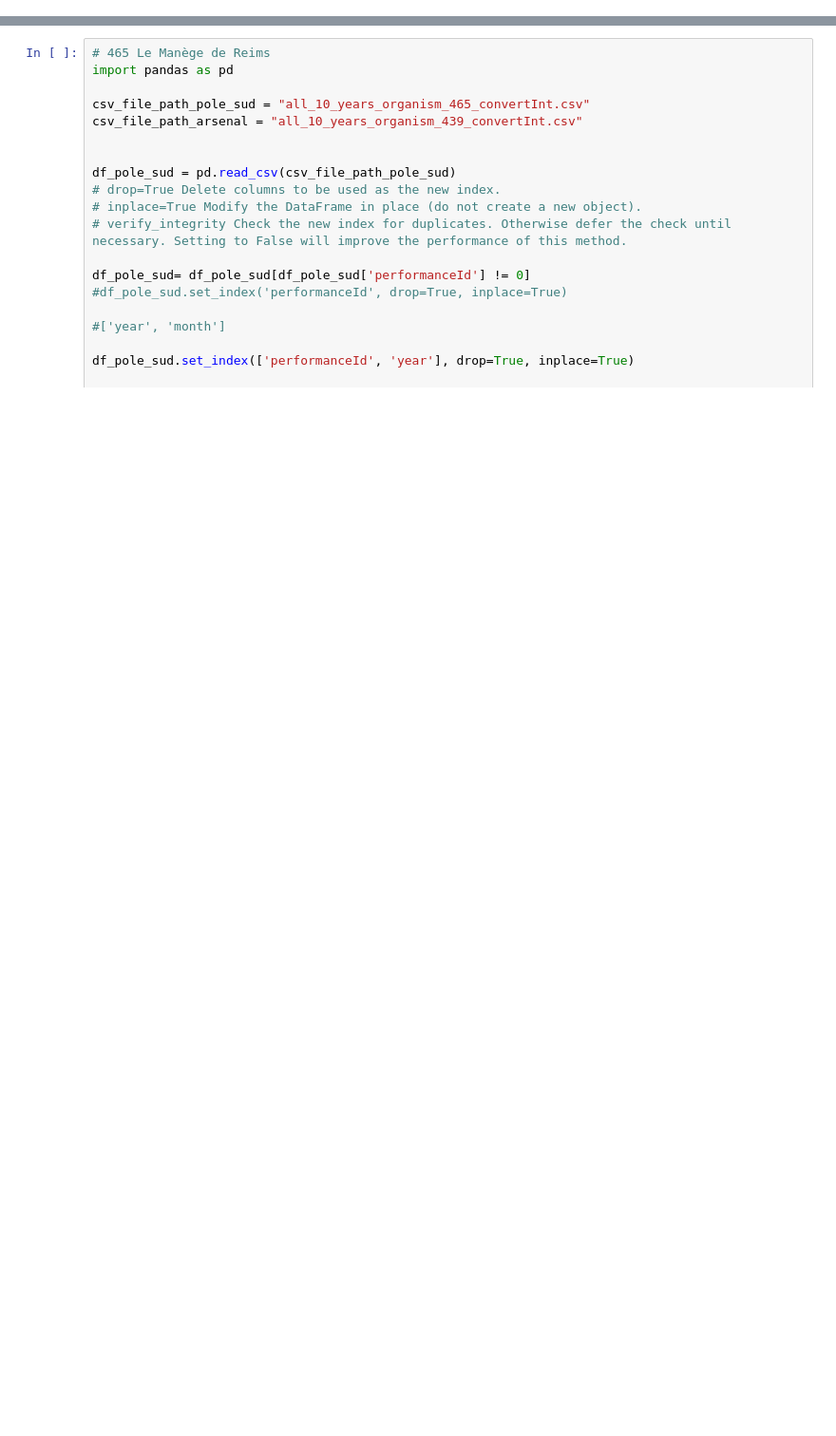
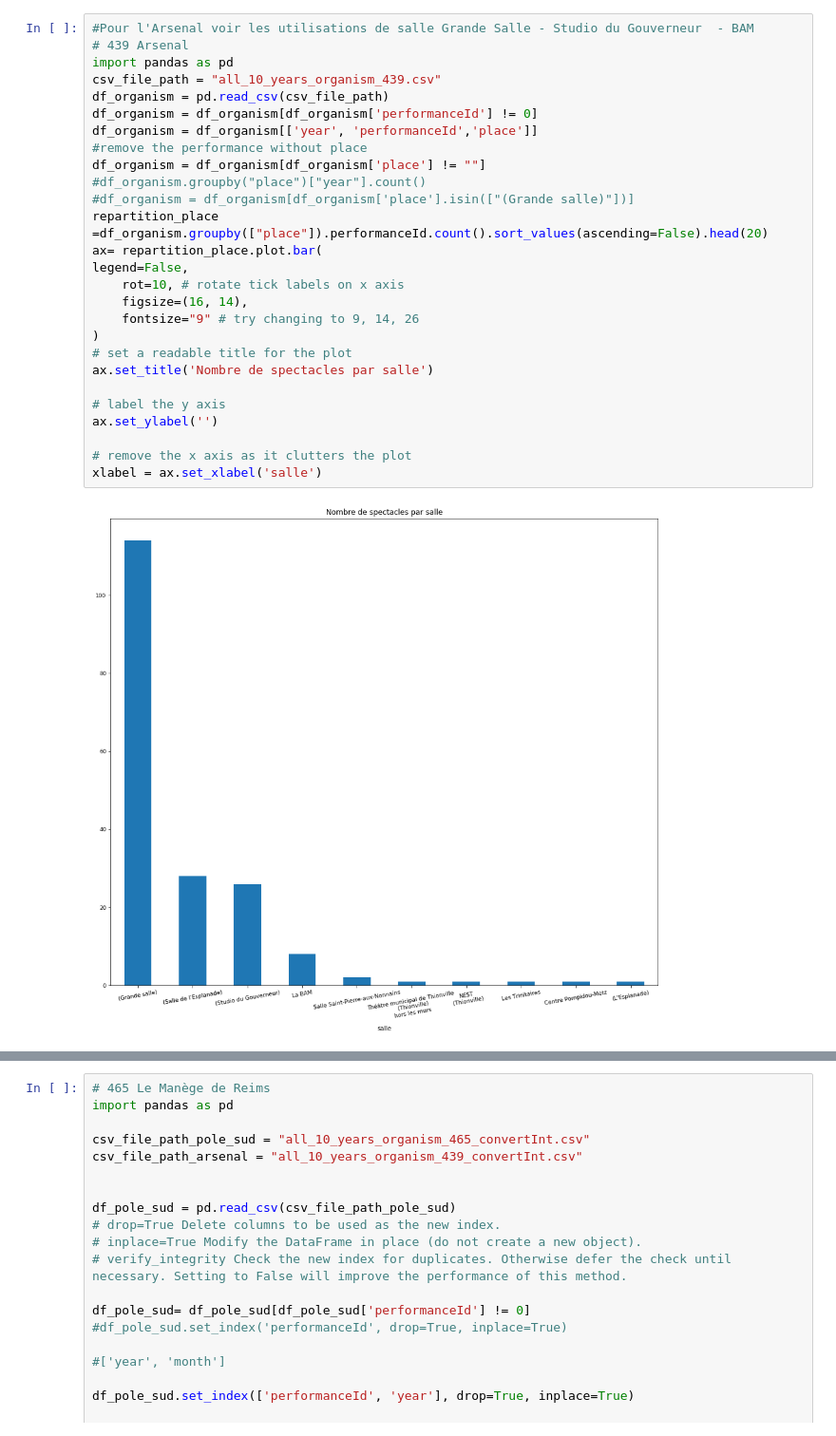
Before and after one commit to eliselavy/scrapper-notebook, a Jupyter notebook: notebooks/archives_spectacle/question_archives.ipynb, the cells around one changed output, grey strips where cells are left out. Shown: that part at 95% size. Drawn from its saved outputs; the diff is of its cells as text; blank space fills up the shorter version.

```diff
--- a/notebooks/archives_spectacle/question_archives.ipynb
+++ b/notebooks/archives_spectacle/question_archives.ipynb
@@ -0,0 +73,29 @@
+# %%
+#Pour l'Arsenal voir les utilisations de salle Grande Salle - Studio du Gouverneur  - BAM
+# 439 Arsenal
+import pandas as pd
+csv_file_path = "all_10_years_organism_439.csv"
+df_organism = pd.read_csv(csv_file_path)
+df_organism = df_organism[df_organism['performanceId'] != 0]
+df_organism = df_organism[['year', 'performanceId','place']]
+#remove the performance without place
+df_organism = df_organism[df_organism['place'] != ""]
+#df_organism.groupby("place")["year"].count()
+#df_organism = df_organism[df_organism['place'].isin(["(Grande salle)"])]
+repartition_place =df_organism.groupby(["place"]).performanceId.count().sort_values(ascending=False).head(20)
+ax= repartition_place.plot.bar(
+legend=False,
+    rot=10, # rotate tick labels on x axis
+    figsize=(16, 14),
+    fontsize="9" # try changing to 9, 14, 26
+)
+# set a readable title for the plot
+ax.set_title('Nombre de spectacles par salle')
+
+# label the y axis
+ax.set_ylabel('')
+
+# remove the x axis as it clutters the plot
+xlabel = ax.set_xlabel('salle')
+# %% [output]
+[figure, added]
```
Also changed, not shown: parts of 27 cells of this notebook.
